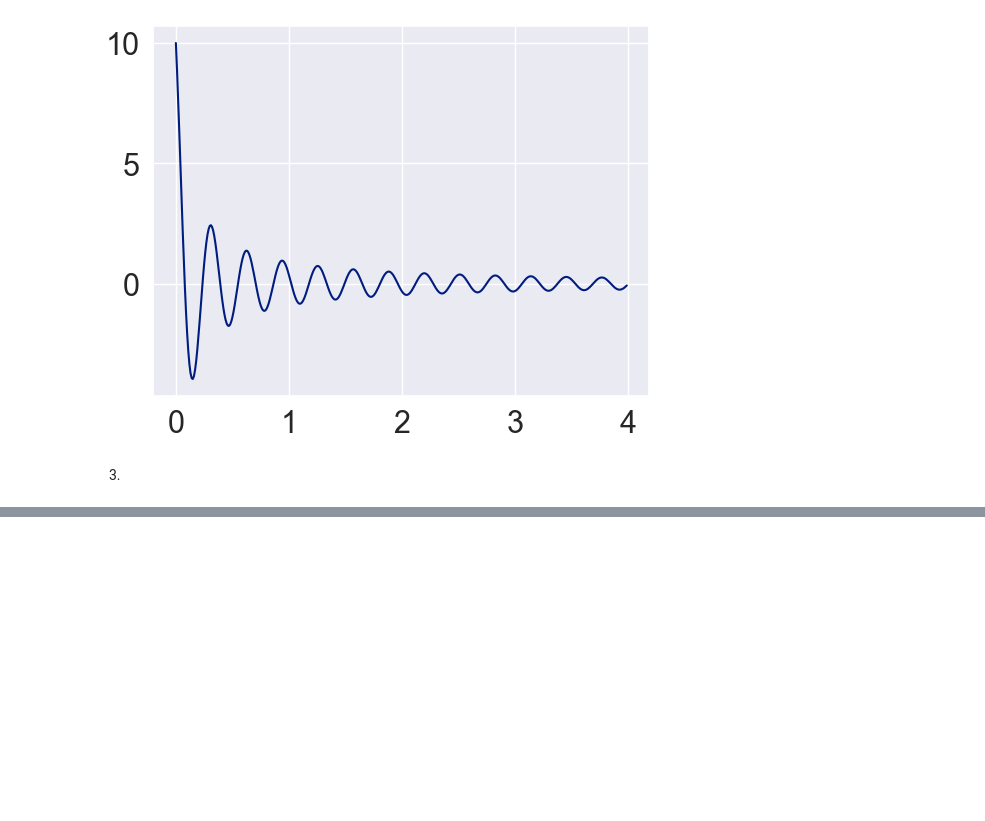
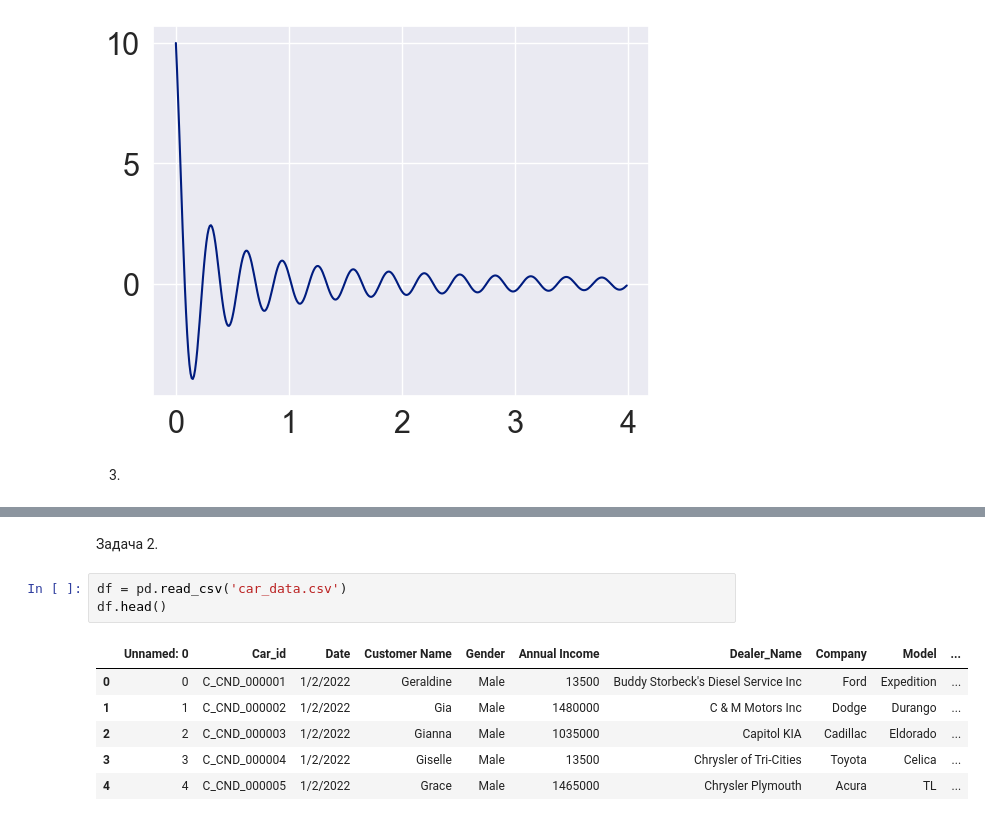
Before and after one commit to chebandenis/DZ_innopolis, a Jupyter notebook: visualisation.ipynb, the cells around one changed output, grey strips where cells are left out. Saved outputs shown, nothing was run; the diff lists cells and outputs as text; blank space fills up the shorter version.

```diff
--- a/visualisation.ipynb
+++ b/visualisation.ipynb
@@ -59,3 +59,15 @@ px.line(x=x, y=f(x))
 # %% [output]
 ValueError: Mime type rendering requires nbformat>=4.2.0 but it is not installed
 [interactive output not drawn]
+# %% [markdown]
+Задача 2.
+# %%
+df = pd.read_csv('car_data.csv')
+df.head()
+# %% [output]
+|  | Unnamed: 0 | Car_id | Date | Customer Name | Gender | Annual Income | Dealer_Name | Company | Model | ... |
+| 0 | 0 | C_CND_000001 | 1/2/2022 | Geraldine | Male | 13500 | Buddy Storbeck's Diesel Service Inc | Ford | Expedition | ... |
+| 1 | 1 | C_CND_000002 | 1/2/2022 | Gia | Male | 1480000 | C & M Motors Inc | Dodge | Durango | ... |
+| 2 | 2 | C_CND_000003 | 1/2/2022 | Gianna | Male | 1035000 | Capitol KIA | Cadillac | Eldorado | ... |
+| 3 | 3 | C_CND_000004 | 1/2/2022 | Giselle | Male | 13500 | Chrysler of Tri-Cities | Toyota | Celica | ... |
+| 4 | 4 | C_CND_000005 | 1/2/2022 | Grace | Male | 1465000 | Chrysler Plymouth | Acura | TL | ... |
```
Also changed, not shown: parts of 2 cells of this notebook.
